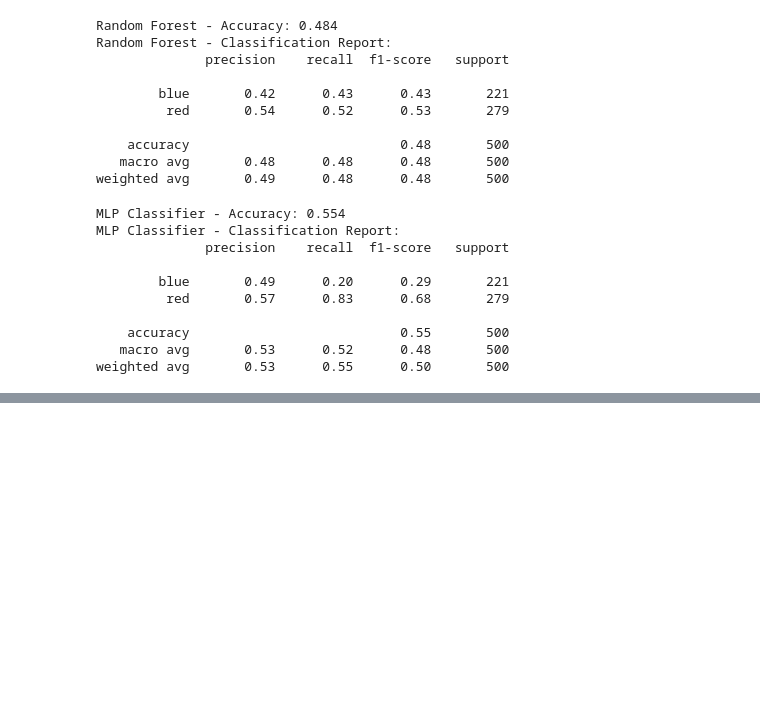
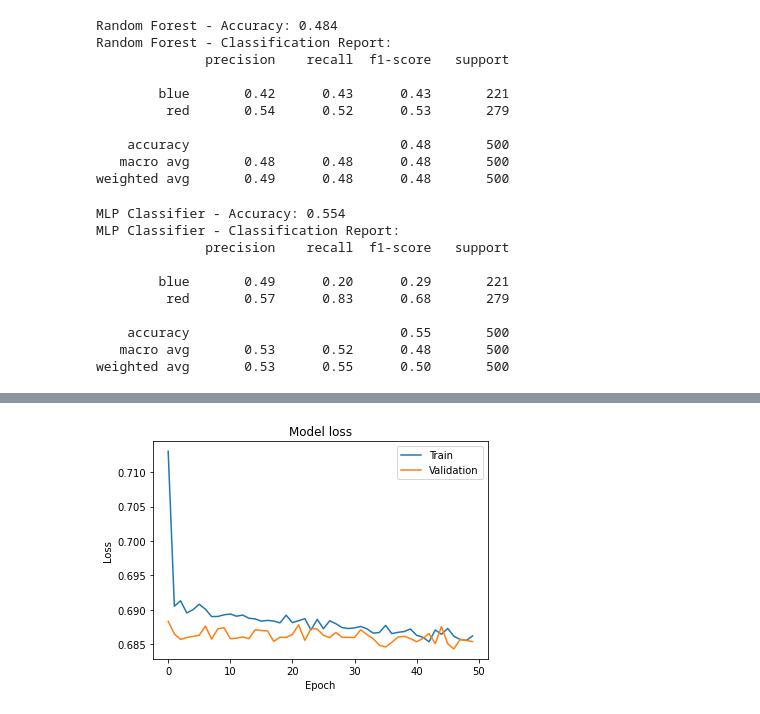
Before and after one commit to hoang-nguyen13/Patent-Pending, a Jupyter notebook: machine_learning.ipynb, the cells around one changed output, grey strips where cells are left out. Saved outputs shown, nothing was run; the diff lists cells and outputs as text; code cells hidden in the pictures; blank space fills up the shorter version.

```diff
--- a/machine_learning.ipynb
+++ b/machine_learning.ipynb
@@ -223,13 +223,23 @@ weighted avg       0.53      0.55      0.50       500
 # %%
 import tensorflow as tf
 from tensorflow import keras
+from sklearn.model_selection import train_test_split
+from sklearn.preprocessing import LabelEncoder
 from sklearn.metrics import accuracy_score, classification_report
 import numpy as np
+import json
 
-X_train = np.array(X_train)
-X_test = np.array(X_test)
-y_train = np.array(y_train)
-y_test = np.array(y_test)
+# Load the data from the JSON file
+with open('data.json', 'r') as f:
+    data = json.load(f)
+
+# Extract features and target
+X = np.column_stack((data['theta_values'], data['phi_values']))
+le = LabelEncoder()
+y = le.fit_transform(data['colors'])  # Encode labels to numerical values
+
+# Split the data into training and testing sets
+X_train, X_test, y_train, y_test = train_test_split(X, y, test_size=0.2, random_state=42)
 
 
 # Define an even deeper neural network with more hidden layers
@@ -269,0 +418,7 @@ Detected at node 'binary_crossentropy/Cast' defined at (most recent call last):
+# %%
+# Train the model
+history = model.fit(X_train, y_train, validation_data=(X_test, y_test), epochs=50)
+
+# Extract loss values
+train_loss = history.history['loss']
+val_loss = history.history['val_loss']
@@ -269,0 +443,13 @@ Detected at node 'binary_crossentropy/Cast' defined at (most recent call last):
+# %%
+import matplotlib.pyplot as plt
+
+# Plot training & validation loss values
+plt.plot(train_loss)
+plt.plot(val_loss)
+plt.title('Model loss')
+plt.ylabel('Loss')
+plt.xlabel('Epoch')
+plt.legend(['Train', 'Validation'], loc='upper right')
+plt.show()
+# %% [output]
+[figure, added]
```
Also changed, not shown: parts of 7 cells of this notebook, 2 other files.
